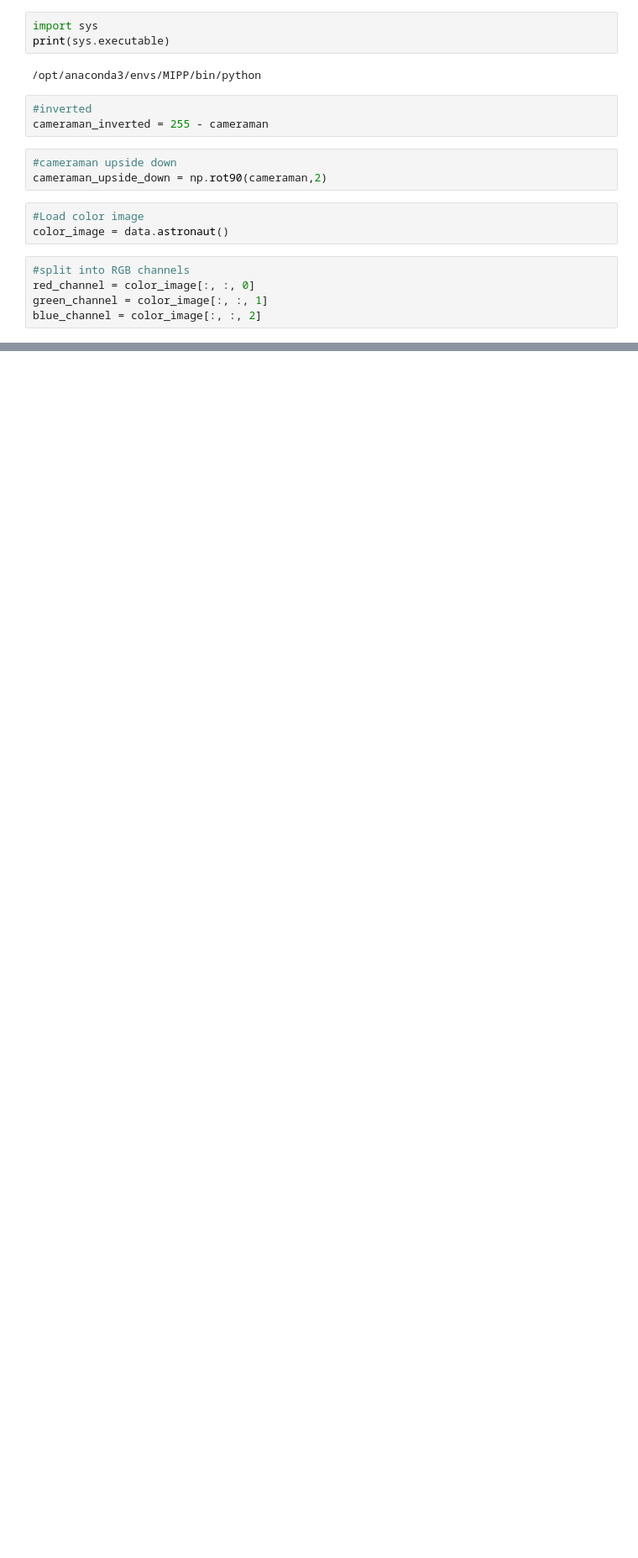
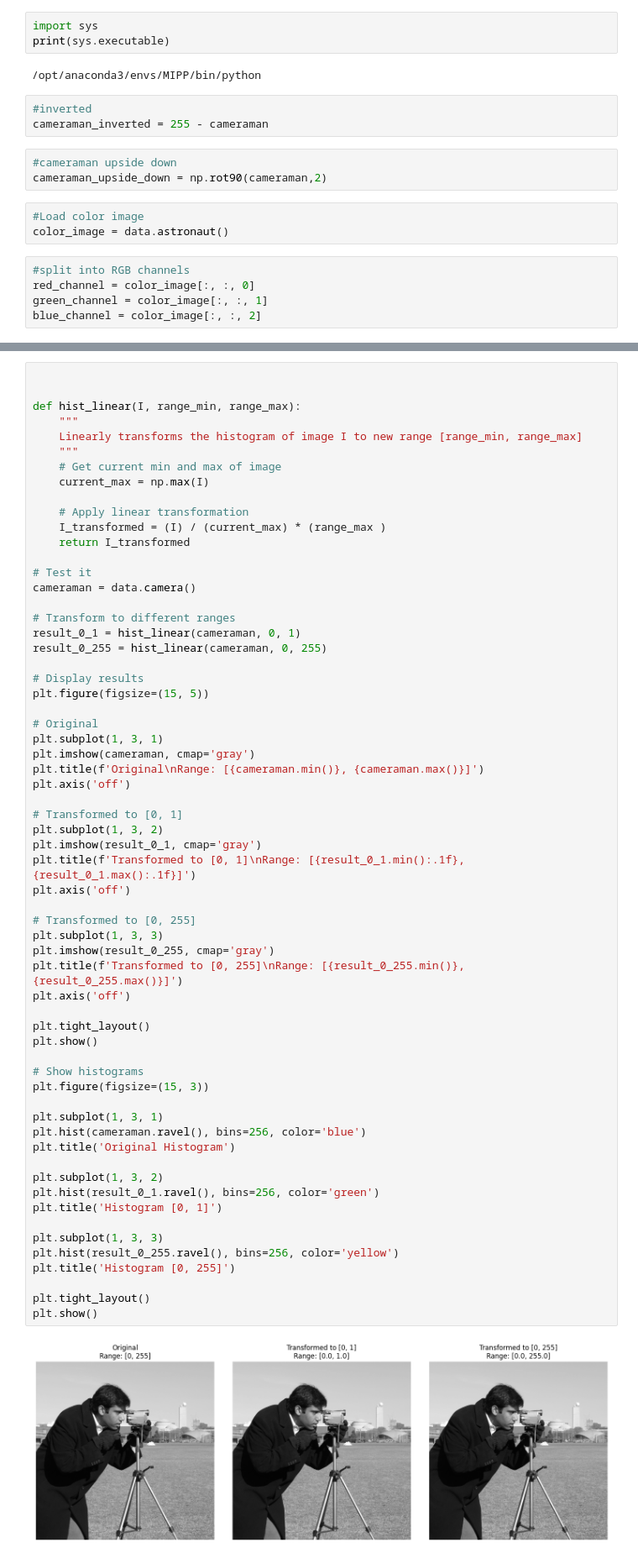
Before and after one commit to zubairsalarzai/MIP-Exercises, a Jupyter notebook: Exercise-1.ipynb, the cells around one changed output, grey strips where cells are left out. Shown at 84% size. Cells and saved outputs as stored; diff of their text form; blank space fills up the shorter version.

```diff
--- a/Exercise-1.ipynb
+++ b/Exercise-1.ipynb
@@ -98,0 +122,64 @@ plt.show()
+# %%
+
+
+def hist_linear(I, range_min, range_max):
+    """
+    Linearly transforms the histogram of image I to new range [range_min, range_max]
+    """
+    # Get current min and max of image
+    current_max = np.max(I)
+
+    # Apply linear transformation
+    I_transformed = (I) / (current_max) * (range_max )
+    return I_transformed
+
+# Test it
+cameraman = data.camera()
+
+# Transform to different ranges
+result_0_1 = hist_linear(cameraman, 0, 1)
+result_0_255 = hist_linear(cameraman, 0, 255)
+
+# Display results
+plt.figure(figsize=(15, 5))
+
+# Original
+plt.subplot(1, 3, 1)
+plt.imshow(cameraman, cmap='gray')
+plt.title(f'Original\nRange: [{cameraman.min()}, {cameraman.max()}]')
+plt.axis('off')
+
+# Transformed to [0, 1]
+plt.subplot(1, 3, 2)
+plt.imshow(result_0_1, cmap='gray')
+plt.title(f'Transformed to [0, 1]\nRange: [{result_0_1.min():.1f}, {result_0_1.max():.1f}]')
+plt.axis('off')
+
+# Transformed to [0, 255]
+plt.subplot(1, 3, 3)
+plt.imshow(result_0_255, cmap='gray')
+plt.title(f'Transformed to [0, 255]\nRange: [{result_0_255.min()}, {result_0_255.max()}]')
+plt.axis('off')
+
+plt.tight_layout()
+plt.show()
+
+# Show histograms
+plt.figure(figsize=(15, 3))
+
+plt.subplot(1, 3, 1)
+plt.hist(cameraman.ravel(), bins=256, color='blue')
+plt.title('Original Histogram')
+
+plt.subplot(1, 3, 2)
+plt.hist(result_0_1.ravel(), bins=256, color='green')
+plt.title('Histogram [0, 1]')
+
+plt.subplot(1, 3, 3)
+plt.hist(result_0_255.ravel(), bins=256, color='yellow')
+plt.title('Histogram [0, 255]')
+
+plt.tight_layout()
+plt.show()
+# %% [output]
+[figure, added]
```
Also changed, not shown: parts of 3 cells of this notebook.
